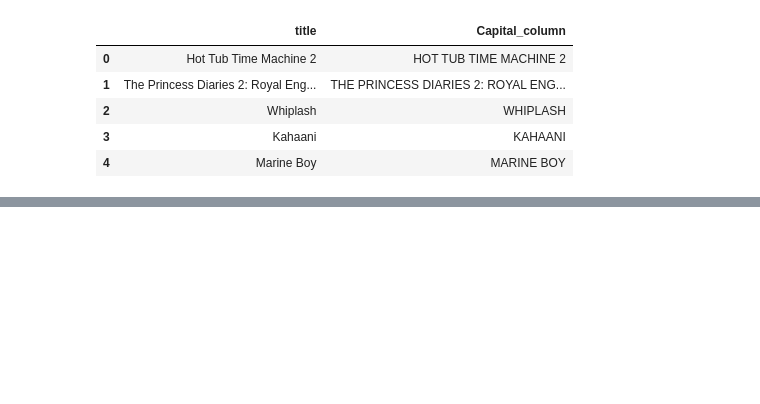
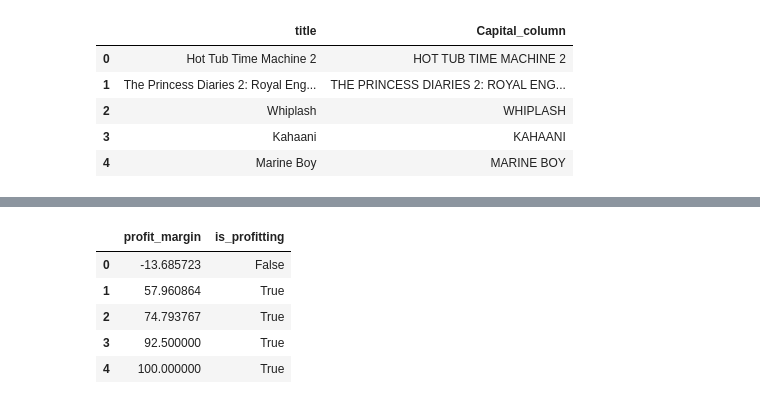
Before and after one commit to azameap/Python, a Jupyter notebook: Advanced_Wrangling_concepts.ipynb, the cells around one changed output, grey strips where cells are left out. Cells and saved outputs as stored; diff of their text form; code cells hidden in the pictures; blank space fills up the shorter version.

```diff
--- a/Advanced_Wrangling_concepts.ipynb
+++ b/Advanced_Wrangling_concepts.ipynb
@@ -78,0 +85,14 @@ imdb_df[['new_profit']].head()
+# %%
+path = '/content/drive/MyDrive/Datasets/imdb_data.csv'
+imdb_df = pd.read_csv(path)
+imdb_df['Profit_'] = imdb_df['revenue'] - imdb_df['budget']
+imdb_df['profit_margin'] = imdb_df.apply(lambda x: (x['Profit_'] / x['revenue']) * 100, axis=1)
+imdb_df['is_profitting'] = imdb_df.apply(lambda x: True if x['profit_margin'] >0 else False, axis = 1)
+imdb_df[['profit_margin','is_profitting']].head()
+# %% [output]
+|  | profit_margin | is_profitting |
+| 0 | -13.685723 | False |
+| 1 | 57.960864 | True |
+| 2 | 74.793767 | True |
+| 3 | 92.500000 | True |
+| 4 | 100.000000 | True |
```
Also changed, not shown: parts of 16 cells of this notebook.
